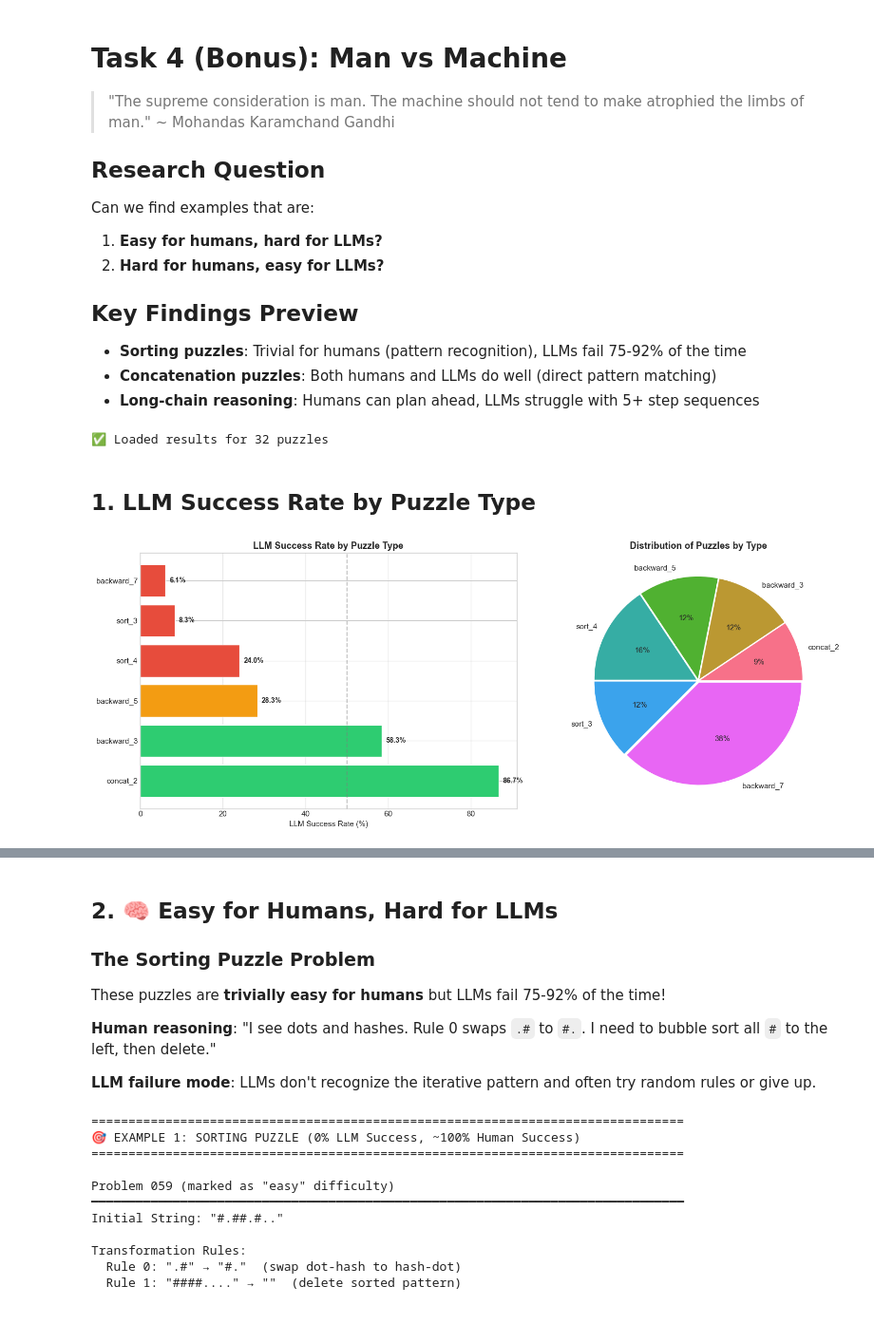
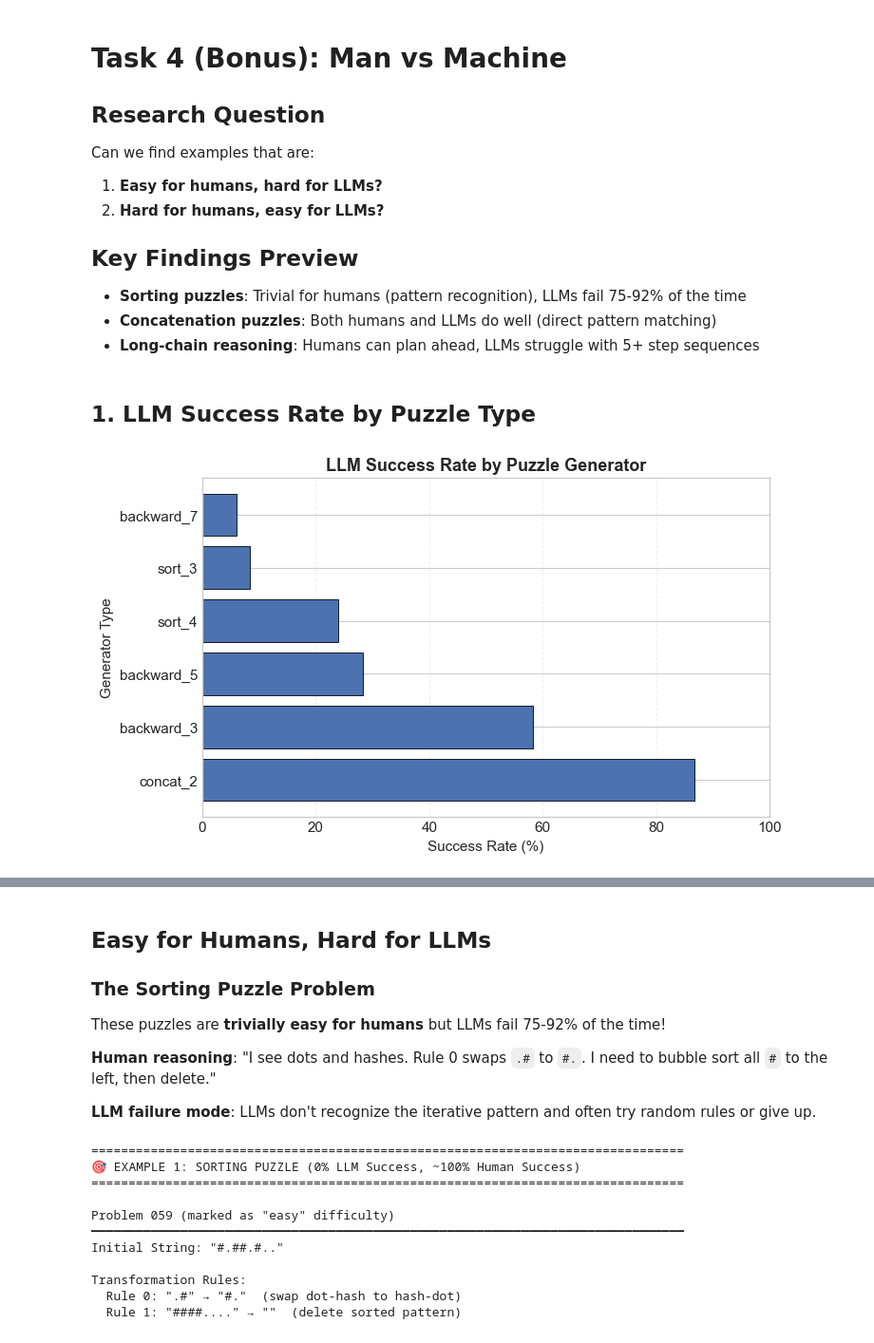
Before and after one commit to hanara2112/sed-reasoning, a Jupyter notebook: notebooks/human_vs_machine.ipynb, the cells around one changed output, grey strips where cells are left out. Shown at 95% size. Drawn from its saved outputs; the diff is of its cells as text; code cells hidden in the pictures.

```diff
--- a/notebooks/human_vs_machine.ipynb
+++ b/notebooks/human_vs_machine.ipynb
@@ -1,7 +1,5 @@
 # %% [markdown]
 # Task 4 (Bonus): Man vs Machine
-
-> "The supreme consideration is man. The machine should not tend to make atrophied the limbs of man." ~ Mohandas Karamchand Gandhi
 
 ## Research Question
 Can we find examples that are:
@@ -55,55 +53,69 @@ for summary_file in results_dir.glob('*_summary.json'):
 for pid in puzzle_success:
     puzzle_success[pid]['rate'] = puzzle_success[pid]['correct'] / puzzle_success[pid]['total']
 
-print("✅ Loaded results for", len(puzzle_success), "puzzles")
+# print("✅ Loaded results for", len(puzzle_success), "puzzles")
-# %% [output]
-✅ Loaded results for 32 puzzles
 # %% [markdown]
 ## 1. LLM Success Rate by Puzzle Type
 # %%
-# Analyze by generator type
-gen_stats = defaultdict(lambda: {'correct': 0, 'total': 0, 'puzzles': []})
+import pandas as pd
+import matplotlib.pyplot as plt
+from collections import defaultdict
+
+# -----------------------------
+# Aggregate by generator
+# -----------------------------
+gen_stats = defaultdict(lambda: {'correct': 0, 'total': 0, 'puzzles': set()})
 
 for pid, data in puzzle_success.items():
     gen = metadata.get(pid, {}).get('generator', 'unknown')
     gen_stats[gen]['correct'] += data['correct']
     gen_stats[gen]['total'] += data['total']
-    gen_stats[gen]['puzzles'].append(pid)
+    gen_stats[gen]['puzzles'].add(pid)
 
-# Create DataFrame for visualization
 gen_df = pd.DataFrame([
-    {'Generator': gen, 'Success Rate': d['correct']/d['total']*100,
-     'Total Tests': d['total'], 'Puzzles': len(d['puzzles'])}
+    {
+        'Generator': gen,
+        'Success Rate (%)': d['correct'] / d['total'] * 100,
+        'Total Evaluations': d['total'],
+        'Unique Puzzles': len(d['puzzles'])
+    }
     for gen, d in gen_stats.items()
-]).sort_values('Success Rate', ascending=False)
+]).sort_values('Success Rate (%)', ascending=False)
 
-# Visualization
-fig, axes = plt.subplots(1, 2, figsize=(16, 6))
+# -----------------------------
+# Visualization (single plot)
+# -----------------------------
+fig, ax = plt.subplots(figsize=(7.5, 4.5))
 
-# Bar chart of success rates
-ax1 = axes[0]
-colors = ['#2ecc71' if r > 50 else '#f39c12' if r > 25 else '#e74c3c'
-          for r in gen_df['Success Rate']]
-bars = ax1.barh(gen_df['Generator'], gen_df['Success Rate'], color=colors, edgecolor='white')
-ax1.set_xlabel('LLM Success Rate (%)')
-ax1.set_title('LLM Success Rate by Puzzle Type', fontweight='bold')
-ax1.axvline(x=50, color='gray', linestyle='--', alpha=0.5)
+ax.barh(
+    gen_df['Generator'],
+    gen_df['Success Rate (%)'],
+    color='#4C72B0',
+    edgecolor='black',
+    linewidth=0.6
+)
 
-for bar, rate in zip(bars, gen_df['Success Rate']):
-    ax1.annotate(f'{rate:.1f}%', xy=(bar.get_width() + 1, bar.get_y() + bar.get_height()/2),
-                va='center', fontsize=10, fontweight='bold')
+ax.set_xlabel('Success Rate (%)')
+ax.set_ylabel('Generator Type')
+ax.set_title('LLM Success Rate by Puzzle Generator', fontsize=13)
 
-# Pie chart showing distribution
-ax2 = axes[1]
-ax2.pie(gen_df['Puzzles'], labels=gen_df['Generator'], autopct='%1.0f%%',
-       colors=sns.color_palette('husl', len(gen_df)), explode=[0.02]*len(gen_df))
-ax2.set_title('Distribution of Puzzles by Type', fontweight='bold')
+ax.set_xlim(0, 100)
+ax.grid(axis='x', linestyle='--', alpha=0.3)
+ax.set_axisbelow(True)
 
 plt.tight_layout()
-plt.savefig('../results/human_vs_machine_by_type.png', dpi=150, bbox_inches='tight', facecolor='white')
+plt.savefig(
+    '../results/success_by_generator.png',
+    dpi=150,
+    bbox_inches='tight',
+    facecolor='white'
+)
 plt.show()
 
-print("\n📊 Generator Success Rates:")
+# -----------------------------
+# Tabular output
+# -----------------------------
+# print("\nGenerator-wise Performance Summary:")
 print(gen_df.to_string(index=False))
 # %% [output]
-[figure, old version]
+[figure, new version]
@@ -118,5 +129,5 @@ backward_7      6.111111          180       12
 # %% [markdown]
-## 2. 🧠 Easy for Humans, Hard for LLMs
+## Easy for Humans, Hard for LLMs
 
 ### The Sorting Puzzle Problem
 
```
Also changed, not shown: parts of 3 cells of this notebook, 29 other files.
